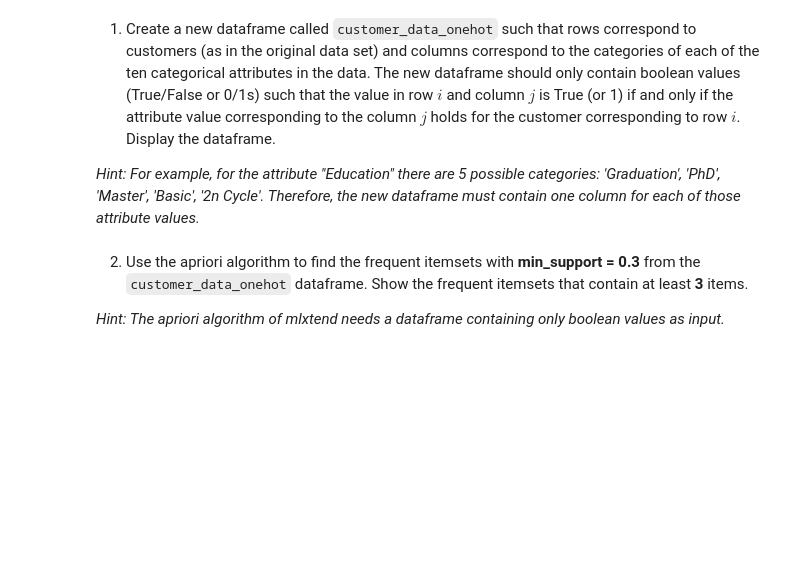
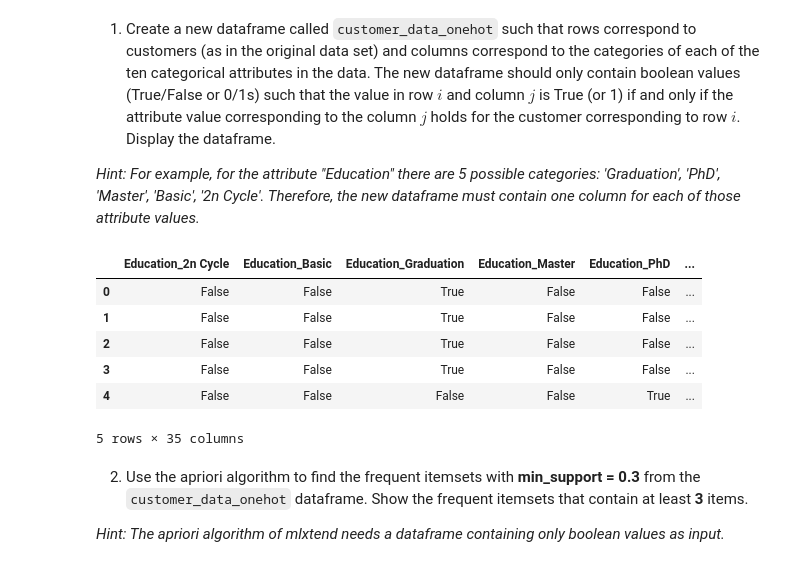
Before and after one commit to Starcrysis/assignment_2, a Jupyter notebook: assignment_2.ipynb, the cells around one changed output. Saved outputs shown, nothing was run; the diff lists cells and outputs as text; code cells hidden in the pictures; blank space fills up the shorter version.

```diff
--- a/assignment_2.ipynb
+++ b/assignment_2.ipynb
@@ -635,6 +619,9 @@ No artists with labels found to put in legend.  Note that artists whose label st
 3) After completing this preprocessing step, export your final dataset as `customer_data_2.csv` and use it for the next steps of the assignment.
 # %%
 # your code
+df = pd.read_csv(r'dataset/dataset/customer_data.csv')
+df_sampled = df.sample(frac=0.9, random_state=436940)
+df_sampled.to_csv('dataset/dataset/customer_data_2.csv')
 # %% [markdown]
 **b)** In this part, we want to get to know our customers by looking at the typical shared characteristics (e.g. "Married customers in their 40s like wine"). This would correspond to the itemset {Married, 40s, Wine}.
 # %% [markdown]
@@ -643,6 +630,16 @@ No artists with labels found to put in legend.  Note that artists whose label st
 *Hint: For example, for the attribute "Education" there are 5 possible categories: 'Graduation', 'PhD', 'Master', 'Basic', '2n Cycle'. Therefore, the new dataframe must contain one column for each of those attribute values.*
 # %%
 # your code
+customer_data_onehot = pd.get_dummies(df).astype(bool)
+customer_data_onehot.head()
+# %% [output]
+|  | Education_2n Cycle | Education_Basic | Education_Graduation | Education_Master | Education_PhD | ... |
+| 0 | False | False | True | False | False | ... |
+| 1 | False | False | True | False | False | ... |
+| 2 | False | False | True | False | False | ... |
+| 3 | False | False | True | False | False | ... |
+| 4 | False | False | False | False | True | ... |
+5 rows × 35 columns
 # %% [markdown]
 2) Use the apriori algorithm to find the frequent itemsets with **min_support = 0.3** from the `customer_data_onehot` dataframe. Show the frequent itemsets that contain at least **3** items.
 
```
Also changed, not shown: parts of 8 cells of this notebook, 1 other file.
